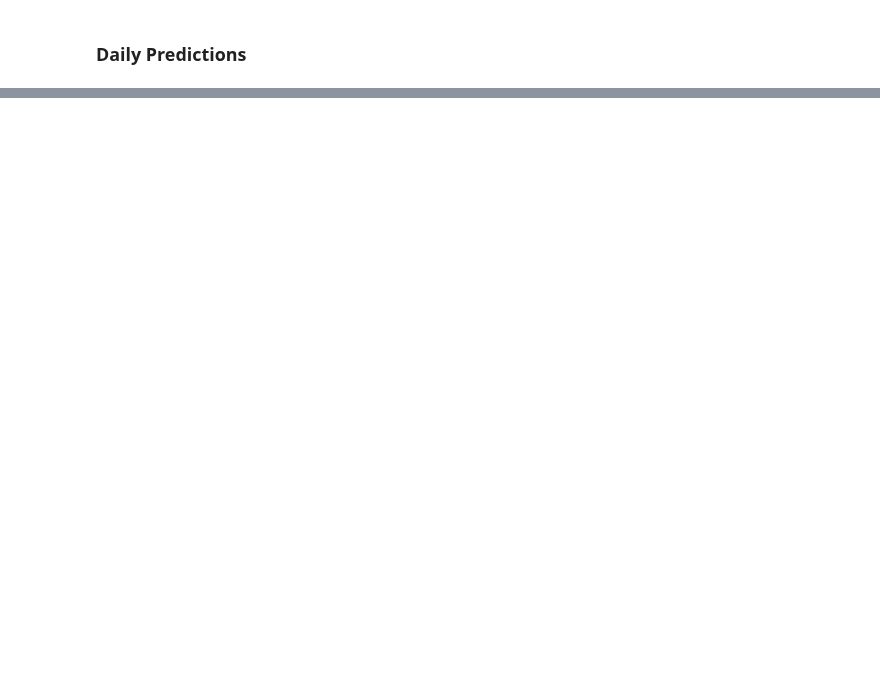
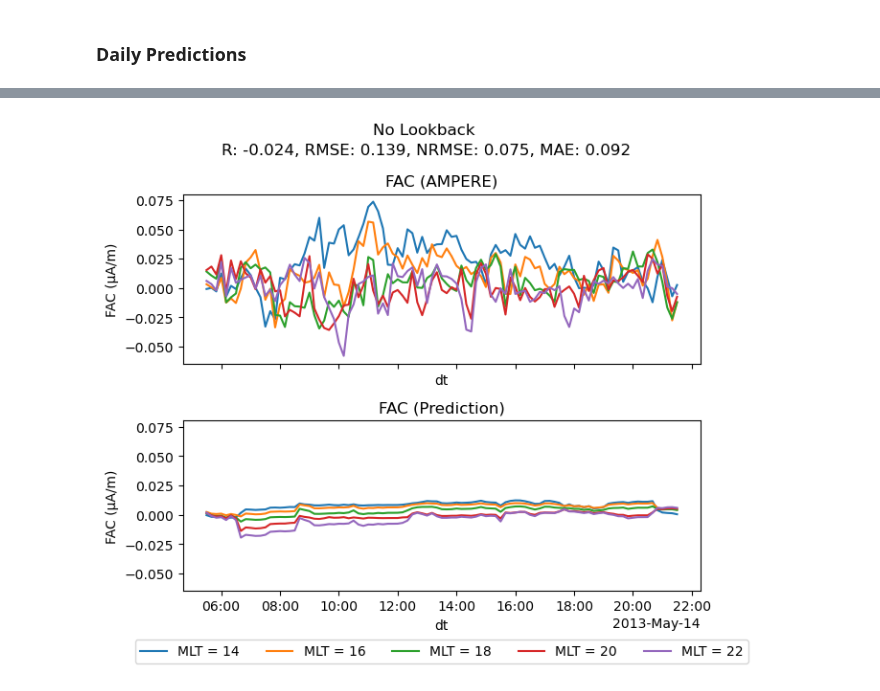
Before and after one commit to reddy-sachin/REPPU-ESN2, a Jupyter notebook: AMPERE/lstm_ampere _weighted.ipynb, the cells around one changed output, grey strips where cells are left out. Cells and saved outputs as stored; diff of their text form; code cells hidden in the pictures; blank space fills up the shorter version.

```diff
--- a/AMPERE/lstm_ampere _weighted.ipynb
+++ b/AMPERE/lstm_ampere _weighted.ipynb
@@ -368,21 +455,15 @@ device = torch.device('cpu')
 best_model.to(device)  # Ensure the model is on the CPU
 best_model.eval()
 
-# Adjust the shape to match the model's expected input size
+#convert to tensor and put on GPU to match model
 norm_proc = torch.tensor(proc_seq, dtype=torch.float32).to(device)
-norm_proc = norm_proc.permute(0, 1, 2)  # Change from [848370, 11, 30] to [848370, 30, 11]
 
 predictions = []
 
 with torch.no_grad():
-    for i in range(len(norm_proc)):
-        output = best_model(norm_proc[i].unsqueeze(0))
-        predictions.append(output)
-
-predictions = torch.cat(predictions)
-predictions = predictions.numpy()  # Tensor is already on CPU, no need to move again
+     predictions = best_model(norm_proc).cpu().numpy()
 # %%
 ds = xr.Dataset({'Jpar_pred': (['dt', 'mlat', 'mlt'], predictions),
-                 'Jpar_true': (['dt', 'mlat', 'mlt'], open_multi_amp['jPar'].values[lookback:])},
-                coords = {'dt': df_raw['dt'].values[lookback:], 'mlat': np.arange(40, 90, 1), 'mlt': np.arange(0, 24, 1)})
+                 'Jpar_true': (['dt', 'mlat', 'mlt'], open_multi_amp['jPar'].values)},
+                coords = {'dt': df_raw['dt'].values, 'mlat': np.arange(40, 90, 1), 'mlt': np.arange(0, 24, 1)})
 ds
@@ -398,3 +502,31 @@ print(f'R: {R:.3f}, RMSE: {RMSE:.3f}, NRMSE: {NRMSE:.3f}, MAE: {MAE:.3f}')
+# %%
+#linepllot of Jpat true across all mlat and mlt at a given timestep with dt as x-axis
+fig, ax = plt.subplots(2,1,figsize=(7, 6), sharex=True, sharey=True)
+ds = ds.sel(dt=slice('2013-05-14T05:30:00', '2013-05-14T21:30:00'))
+ds['Jpar_true'].isel(mlt=14).mean(dim='mlat').plot(ax=ax[0], label='MLT = 14')
+ds['Jpar_true'].isel(mlt=16).mean(dim='mlat').plot(ax=ax[0], label='MLT = 16')
+ds['Jpar_true'].isel(mlt=18).mean(dim='mlat').plot(ax=ax[0], label='MLT = 18')
+ds['Jpar_true'].isel(mlt=20).mean(dim='mlat').plot(ax=ax[0], label='MLT = 20')
+ds['Jpar_true'].isel(mlt=22).mean(dim='mlat').plot(ax=ax[0], label='MLT = 22')
+ax[0].set_title('FAC (AMPERE)')
+ax[0].set_ylabel('FAC (µA/m)')
+
+ds['Jpar_pred'].isel(mlt=14).mean(dim='mlat').plot(ax=ax[1], label='MLT = 14')
+ds['Jpar_pred'].isel(mlt=16).mean(dim='mlat').plot(ax=ax[1], label='MLT = 16')
+ds['Jpar_pred'].isel(mlt=18).mean(dim='mlat').plot(ax=ax[1], label='MLT = 18')
+ds['Jpar_pred'].isel(mlt=20).mean(dim='mlat').plot(ax=ax[1], label='MLT = 20')
+ds['Jpar_pred'].isel(mlt=22).mean(dim='mlat').plot(ax=ax[1], label='MLT = 22')
+ax[1].set_title('FAC (Prediction)')
+ax[1].set_ylabel('FAC (µA/m)')
+
+fig.suptitle(f'No Lookback \nR: {R:.3f}, RMSE: {RMSE:.3f}, NRMSE: {NRMSE:.3f}, MAE: {MAE:.3f}', linespacing=1.5)
+
+
+legend = ax[1].legend(loc='upper center', bbox_to_anchor=(0.5, -0.25), shadow=False, ncol=5)
+plt.tight_layout()
+plt.savefig('No-Lookback-log2-2_LSTM.png', dpi=300)
+# %% [output]
+[figure, added]
 # %%
 fac = ds['Jpar_pred'].isel(dt=timestep).values
 
```
Also changed, not shown: parts of 14 cells of this notebook, 17 other files.
